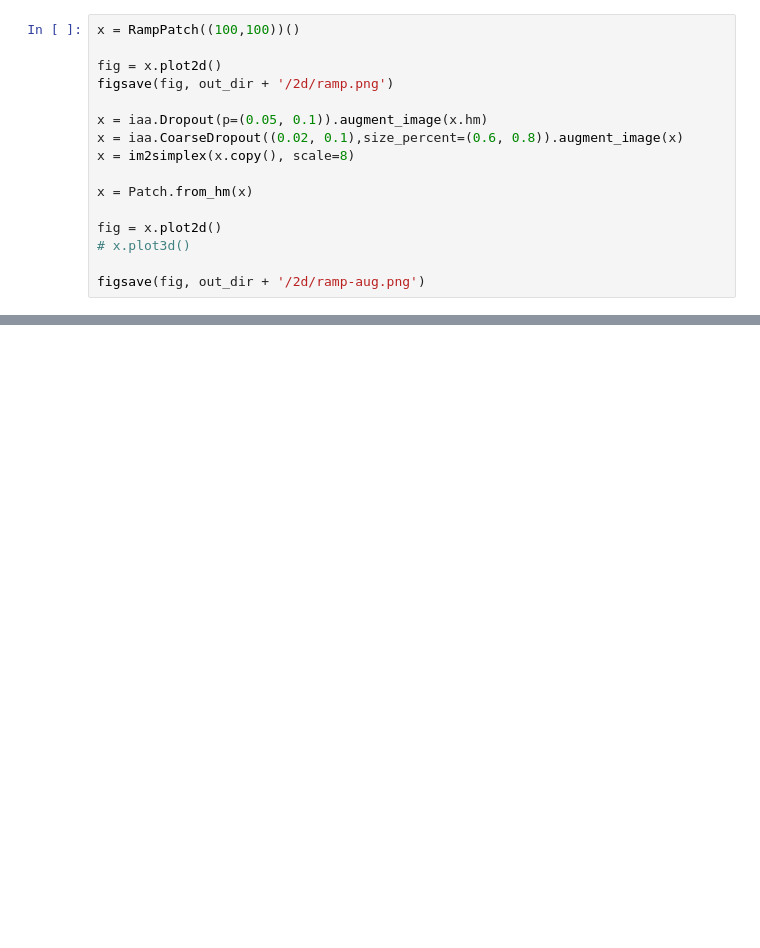
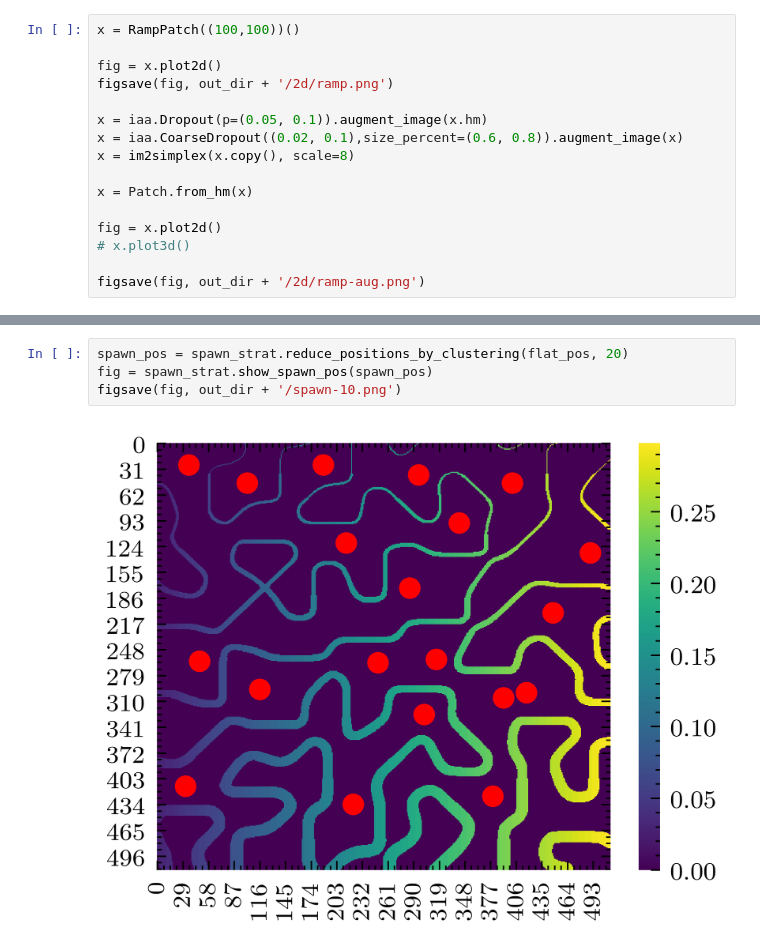
Before and after one commit to FrancescoSaverioZuppichini/Master-Thesis, a Jupyter notebook: core/thesis_picture.ipynb, the cells around one changed output, grey strips where cells are left out. Cells and saved outputs as stored; diff of their text form; blank space fills up the shorter version.

```diff
--- a/core/thesis_picture.ipynb
+++ b/core/thesis_picture.ipynb
@@ -234,0 +249,6 @@ figsave(fig, out_dir + '/2d/ramp-aug.png')
+# %%
+spawn_pos = spawn_strat.reduce_positions_by_clustering(flat_pos, 20)
+fig = spawn_strat.show_spawn_pos(spawn_pos)
+figsave(fig, out_dir + '/spawn-10.png')
+# %% [output]
+[figure, added]
```
Also changed, not shown: parts of 7 cells of this notebook, 6 other files.
